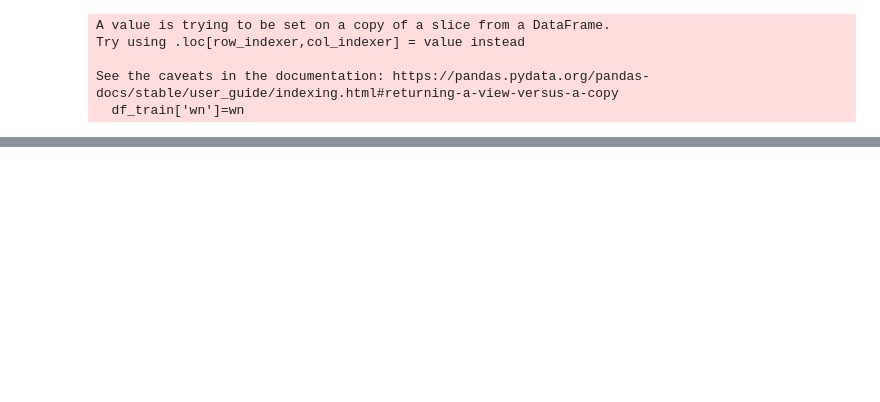
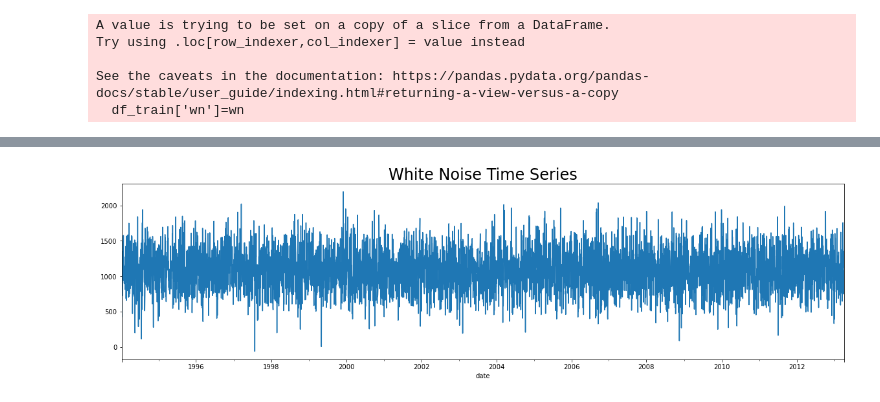
Before and after one commit to Joseph16101998/365_DS_TS, a Jupyter notebook: Lesson 3.ipynb, the cells around one changed output, grey strips where cells are left out. Cells and saved outputs as stored; diff of their text form; code cells hidden in the pictures; blank space fills up the shorter version.

```diff
--- a/Lesson 3.ipynb
+++ b/Lesson 3.ipynb
@@ -222,0 +202,6 @@ df_train.describe()
+# %%
+df_train.wn.plot(figsize=(20,5))
+plt.title('White Noise Time Series',size =24)
+plt.show()
+# %% [output]
+[figure, added]
```
Also changed, not shown: parts of 24 cells of this notebook, 1 other file.
